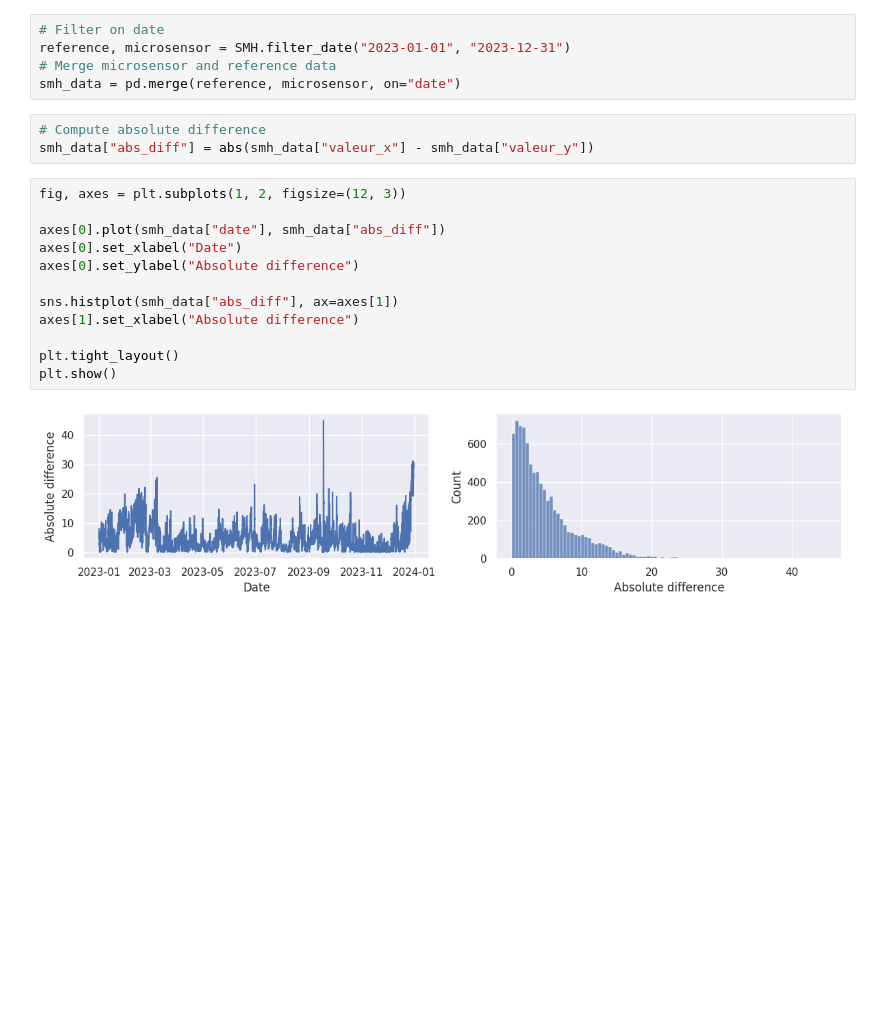
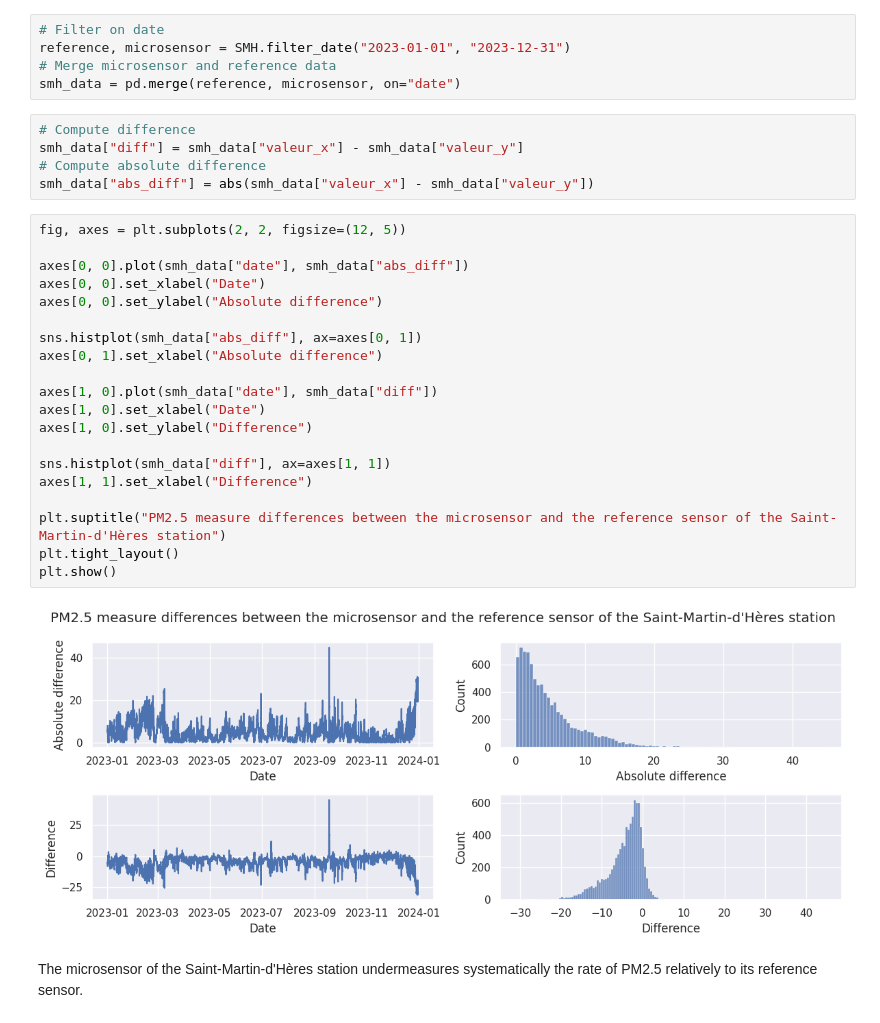
Before and after one commit to jExbrayat/atmo_challenge, a Jupyter notebook: notebooks/exploratory_analysis.ipynb, the cells around one changed output. Cells and saved outputs as stored; diff of their text form; blank space fills up the shorter version.

Commit message:
feat: compute simple difference

```diff
--- a/notebooks/exploratory_analysis.ipynb
+++ b/notebooks/exploratory_analysis.ipynb
@@ -121,19 +121,31 @@ reference, microsensor = SMH.filter_date("2023-01-01", "2023-12-31")
 # Merge microsensor and reference data
 smh_data = pd.merge(reference, microsensor, on="date")
 # %%
+# Compute difference
+smh_data["diff"] = smh_data["valeur_x"] - smh_data["valeur_y"]
 # Compute absolute difference
 smh_data["abs_diff"] = abs(smh_data["valeur_x"] - smh_data["valeur_y"])
 # %%
-fig, axes = plt.subplots(1, 2, figsize=(12, 3))
+fig, axes = plt.subplots(2, 2, figsize=(12, 5))
 
-axes[0].plot(smh_data["date"], smh_data["abs_diff"])
-axes[0].set_xlabel("Date")
-axes[0].set_ylabel("Absolute difference")
+axes[0, 0].plot(smh_data["date"], smh_data["abs_diff"])
+axes[0, 0].set_xlabel("Date")
+axes[0, 0].set_ylabel("Absolute difference")
 
-sns.histplot(smh_data["abs_diff"], ax=axes[1])
-axes[1].set_xlabel("Absolute difference")
+sns.histplot(smh_data["abs_diff"], ax=axes[0, 1])
+axes[0, 1].set_xlabel("Absolute difference")
 
+axes[1, 0].plot(smh_data["date"], smh_data["diff"])
+axes[1, 0].set_xlabel("Date")
+axes[1, 0].set_ylabel("Difference")
+
+sns.histplot(smh_data["diff"], ax=axes[1, 1])
+axes[1, 1].set_xlabel("Difference")
+
+plt.suptitle("PM2.5 measure differences between the microsensor and the reference sensor of the Saint-Martin-d'Hères station")
 plt.tight_layout()
 plt.show()
 # %% [output]
-[figure, old version]
+[figure, new version]
+# %% [markdown]
+The microsensor of the Saint-Martin-d'Hères station undermeasures systematically the rate of PM2.5 relatively to its reference sensor.
```
